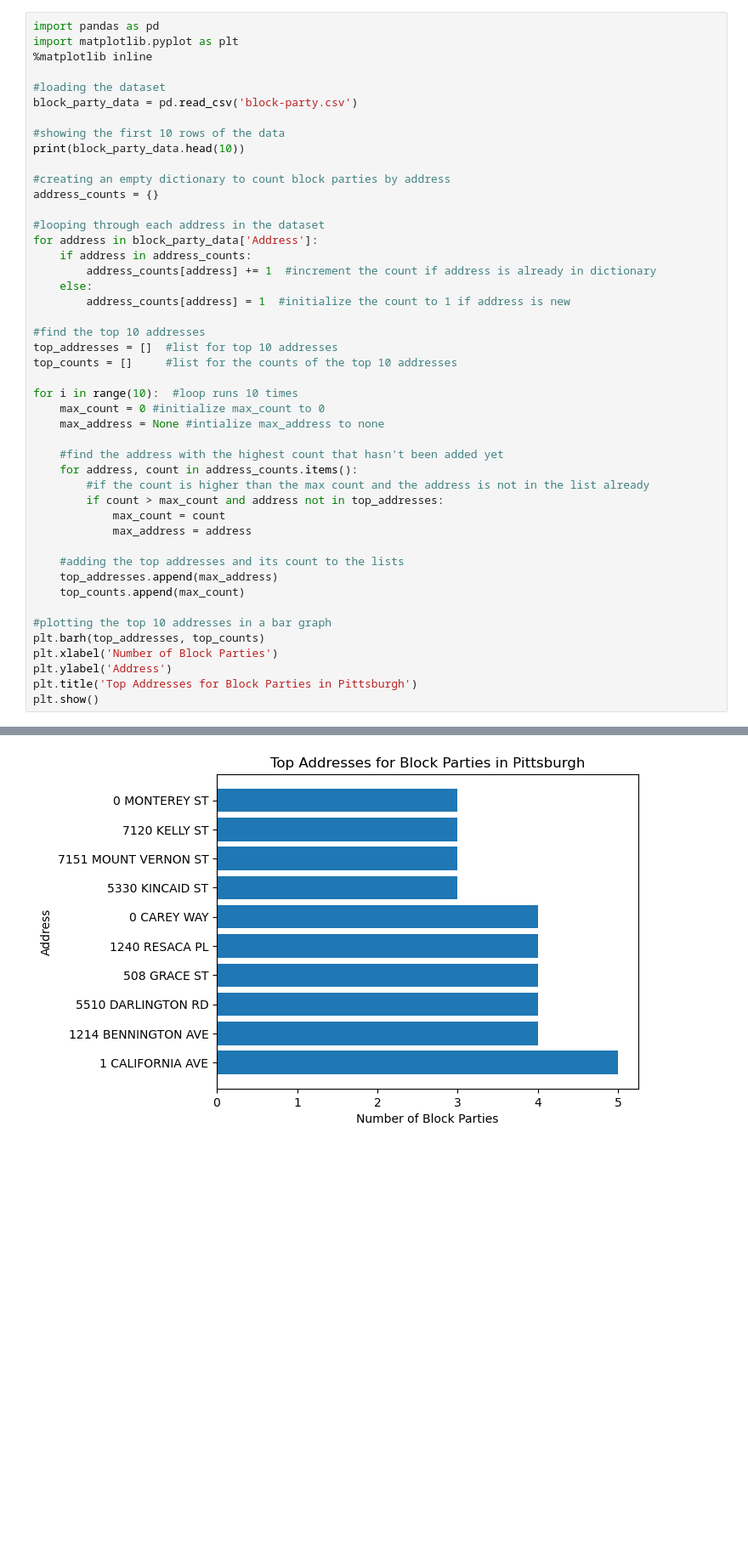
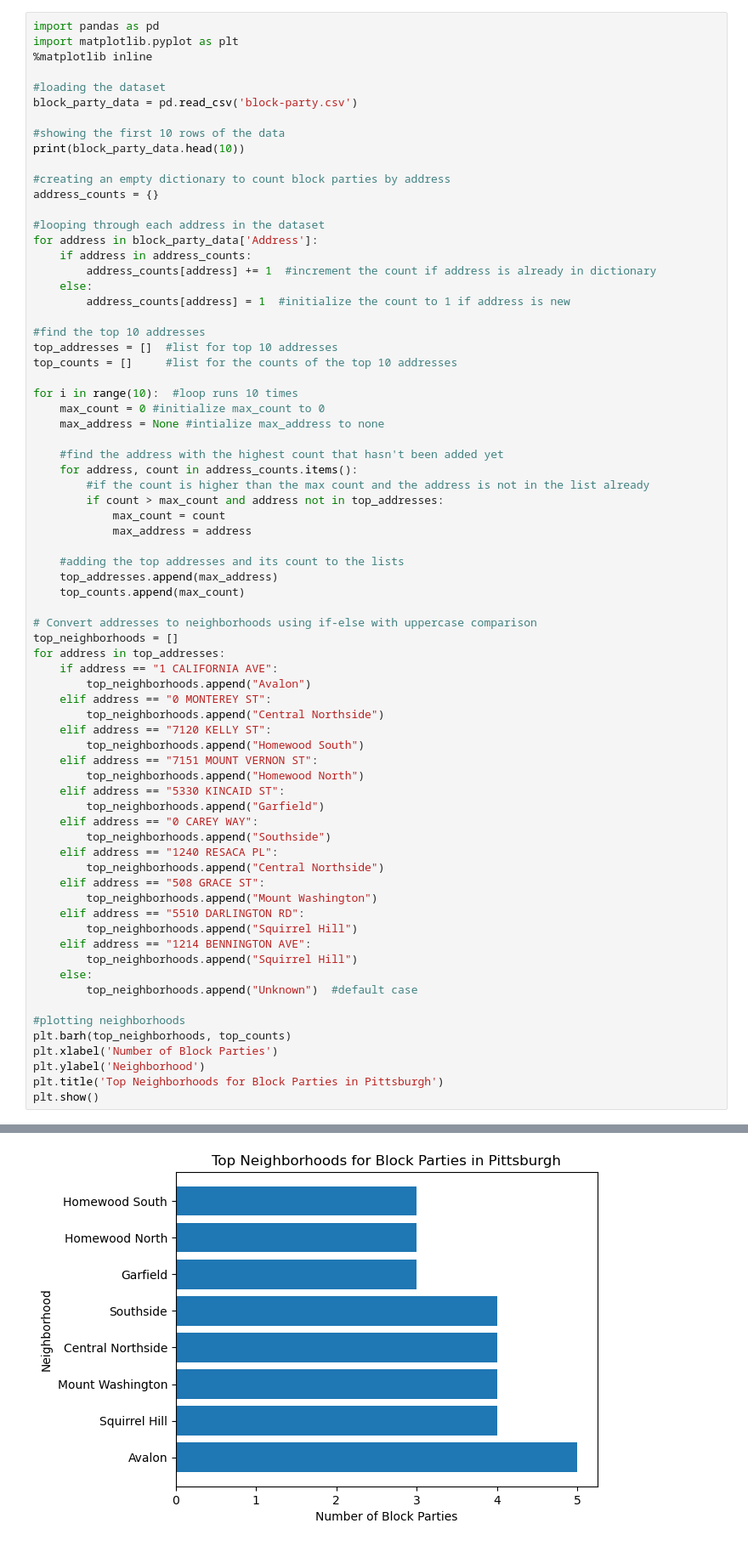
Before and after one commit to ginaagabegi12/Party-People, a Jupyter notebook: gina_notebook.ipynb, the cells around one changed output, grey strips where cells are left out. Shown: that part at 85% size. Saved outputs shown, nothing was run; the diff lists cells and outputs as text; blank space fills up the shorter version.

```diff
--- a/gina_notebook.ipynb
+++ b/gina_notebook.ipynb
@@ -31,35 +31,61 @@ for i in range(10):  #loop runs 10 times
     for address, count in address_counts.items():
         #if the count is higher than the max count and the address is not in the list already
         if count > max_count and address not in top_addresses:
             max_count = count
             max_address = address
 
     #adding the top addresses and its count to the lists
     top_addresses.append(max_address)
     top_counts.append(max_count)
 
-#plotting the top 10 addresses in a bar graph
-plt.barh(top_addresses, top_counts)
+# Convert addresses to neighborhoods using if-else with uppercase comparison
+top_neighborhoods = []
+for address in top_addresses:
+    if address == "1 CALIFORNIA AVE":
+        top_neighborhoods.append("Avalon")
+    elif address == "0 MONTEREY ST":
+        top_neighborhoods.append("Central Northside")
+    elif address == "7120 KELLY ST":
+        top_neighborhoods.append("Homewood South")
+    elif address == "7151 MOUNT VERNON ST":
+        top_neighborhoods.append("Homewood North")
+    elif address == "5330 KINCAID ST":
+        top_neighborhoods.append("Garfield")
+    elif address == "0 CAREY WAY":
+        top_neighborhoods.append("Southside")
+    elif address == "1240 RESACA PL":
+        top_neighborhoods.append("Central Northside")
+    elif address == "508 GRACE ST":
+        top_neighborhoods.append("Mount Washington")
+    elif address == "5510 DARLINGTON RD":
+        top_neighborhoods.append("Squirrel Hill")
+    elif address == "1214 BENNINGTON AVE":
+        top_neighborhoods.append("Squirrel Hill")
+    else:
+        top_neighborhoods.append("Unknown")  #default case
+
+#plotting neighborhoods
+plt.barh(top_neighborhoods, top_counts)
 plt.xlabel('Number of Block Parties')
-plt.ylabel('Address')
-plt.title('Top Addresses for Block Parties in Pittsburgh')
+plt.ylabel('Neighborhood')
+plt.title('Top Neighborhoods for Block Parties in Pittsburgh')
 plt.show()
 # %% [output]
    Permit No.  Division Event Date            Address            From  \
 0  DPW1400991       1.0  3/15/2014    862 PROGRESS ST   CARPENTER WAY
 1  DPW1301434       1.0  3/16/2013    862 PROGRESS ST   CARPENTER WAY
 2  DPW1400964       2.0  3/17/2014  112 N PACIFIC AVE        PENN AVE
 3  DPW1308521       2.0  3/29/2014      7219 KELLY ST    HOMEWOOD AVE
 4  DPW1301929       3.0  3/31/2013   4919 GERTRUDE ST  FLOWERS AVENUE
 5  DPW1401522       1.0   4/5/2014   2334 MANNHEIM ST          ATMORE
 6  DPW1302018       2.0   4/6/2013       0 DAVISON ST     STANTON AVE
 7  DPW1401712       3.0  4/12/2014  5110 CHAPLAIN WAY  W ELIZABETH ST
 8  DPW1401252       3.0  4/12/2014   5615 WILKINS AVE     WIGHTMAN ST
 9  DPW1302006       2.0  4/19/2013    5330 KINCAID ST         N AIKEN
 
 ... (7 lines left out)
 6       52ND ST
 7  COURTLAND ST
 8  S NEGLEY AVE
 9    N ATLANTIC
-[figure, old version]
+[figure, new version]
```
